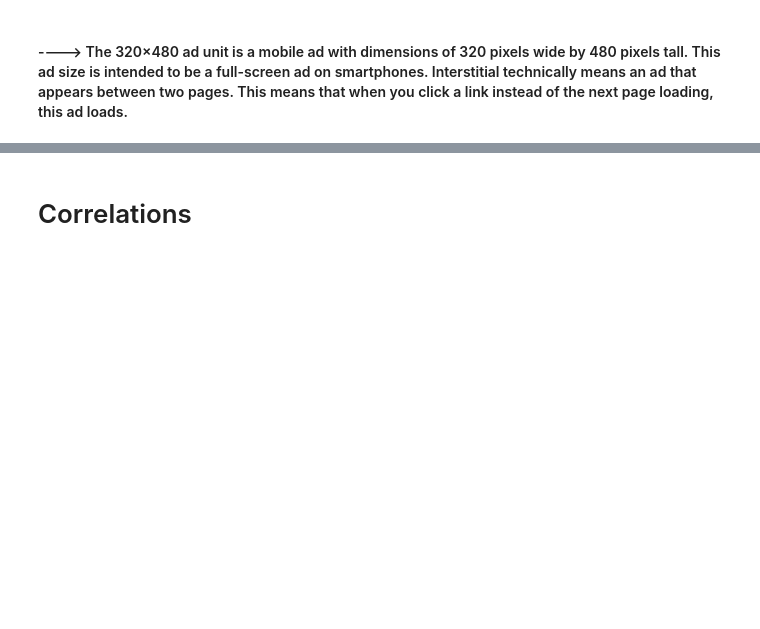
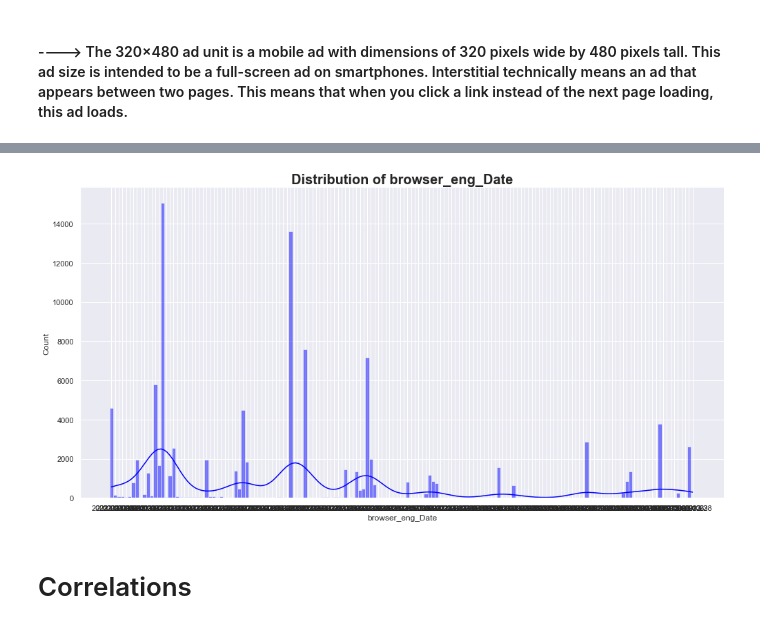
Before and after one commit to abel-blue/data-science-challenge, a Jupyter notebook: notebooks/2. data_exploration.ipynb, the cells around one changed output, grey strips where cells are left out. Cells and saved outputs as stored; diff of their text form; code cells hidden in the pictures; blank space fills up the shorter version.

```diff
--- a/notebooks/2. data_exploration.ipynb
+++ b/notebooks/2. data_exploration.ipynb
@@ -452,6 +426,8 @@ experiment_groups.head()
 # %%
 # histogram visual
-fig = exploration.plot_hist(df,'browser_ts','blue')
+fig = exploration.plot_hist(df,'browser_eng_Date','blue')
+# %% [output]
+[figure, added]
 # %% [markdown]
 # Correlations
 # %%
```
Also changed, not shown: parts of 19 cells of this notebook.
